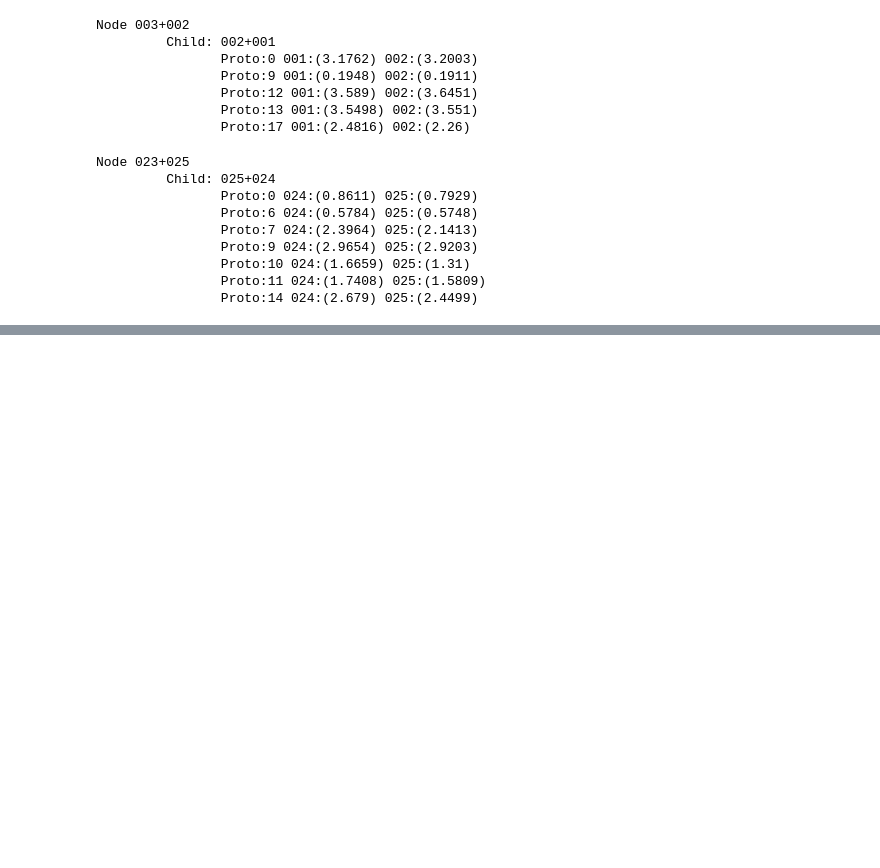
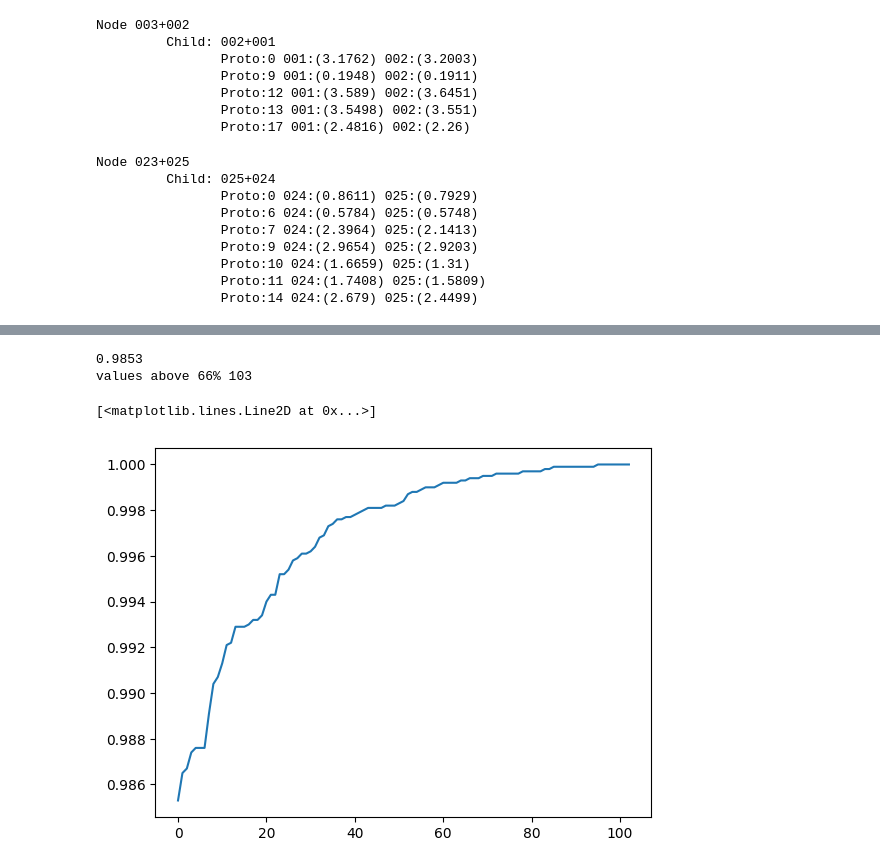
Before and after one commit to harishB97/PIPNet, a Jupyter notebook: proto_activations.ipynb, the cells around one changed output, grey strips where cells are left out. Saved outputs shown, nothing was run; the diff lists cells and outputs as text; code cells hidden in the pictures; blank space fills up the shorter version.

```diff
--- a/proto_activations.ipynb
+++ b/proto_activations.ipynb
@@ -1614,0 +1618,13 @@ NameError: name 'root' is not defined
+# %%
+percentile = 66
+closest_val = np.percentile(activations, percentile, method='closest_observation')
+print(closest_val)
+idx_closest_val = np.where(np.array(activations, np.float64) == closest_val)[0][0]
+print(f'values above {percentile}%', len(activations) - idx_closest_val)
+# print(idx_closest_val)
+plt.plot(activations[idx_closest_val:])
+# %% [output]
+0.9853
+values above 66% 103
+[<matplotlib.lines.Line2D at 0x...>]
+[figure, added]
```
Also changed, not shown: parts of 5 cells of this notebook, 1 other file.
